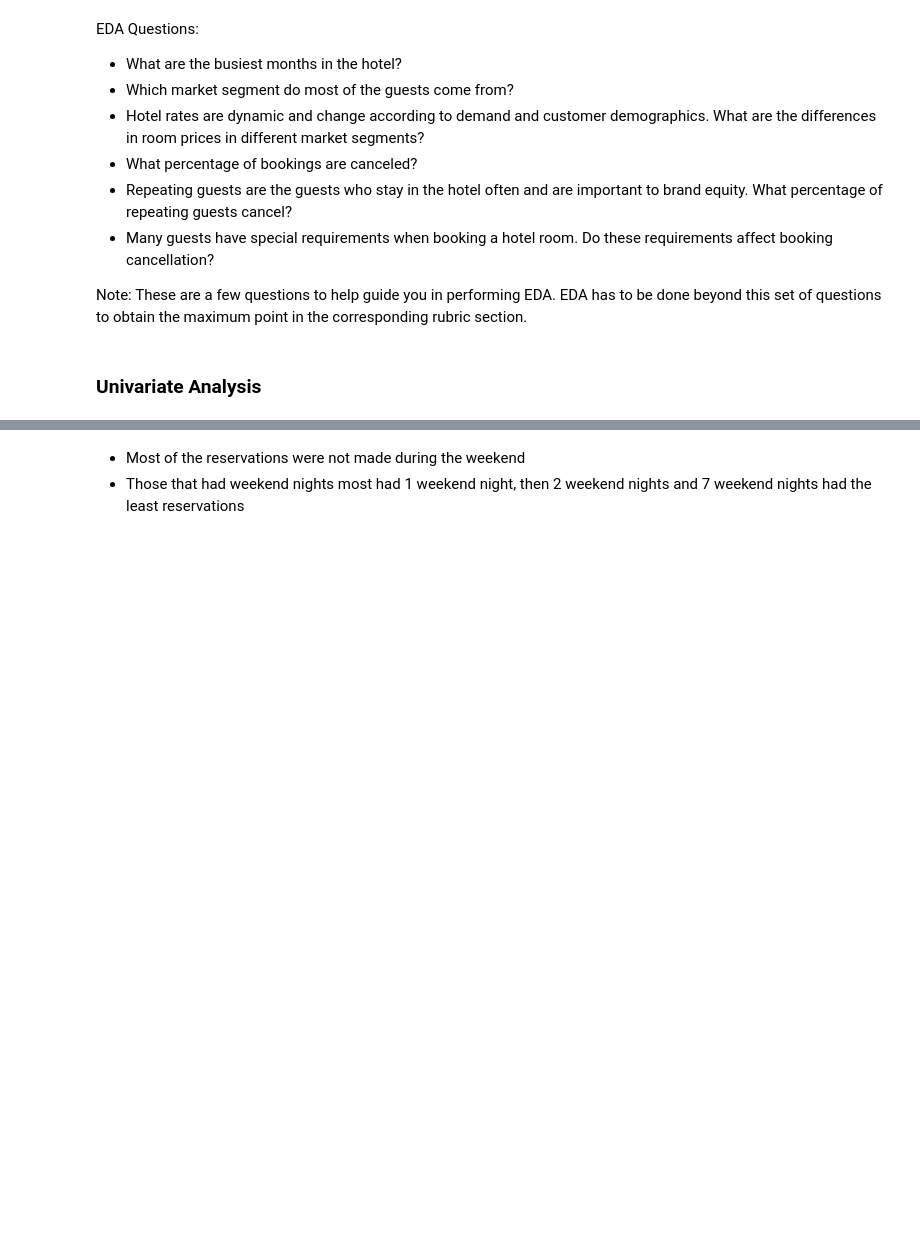
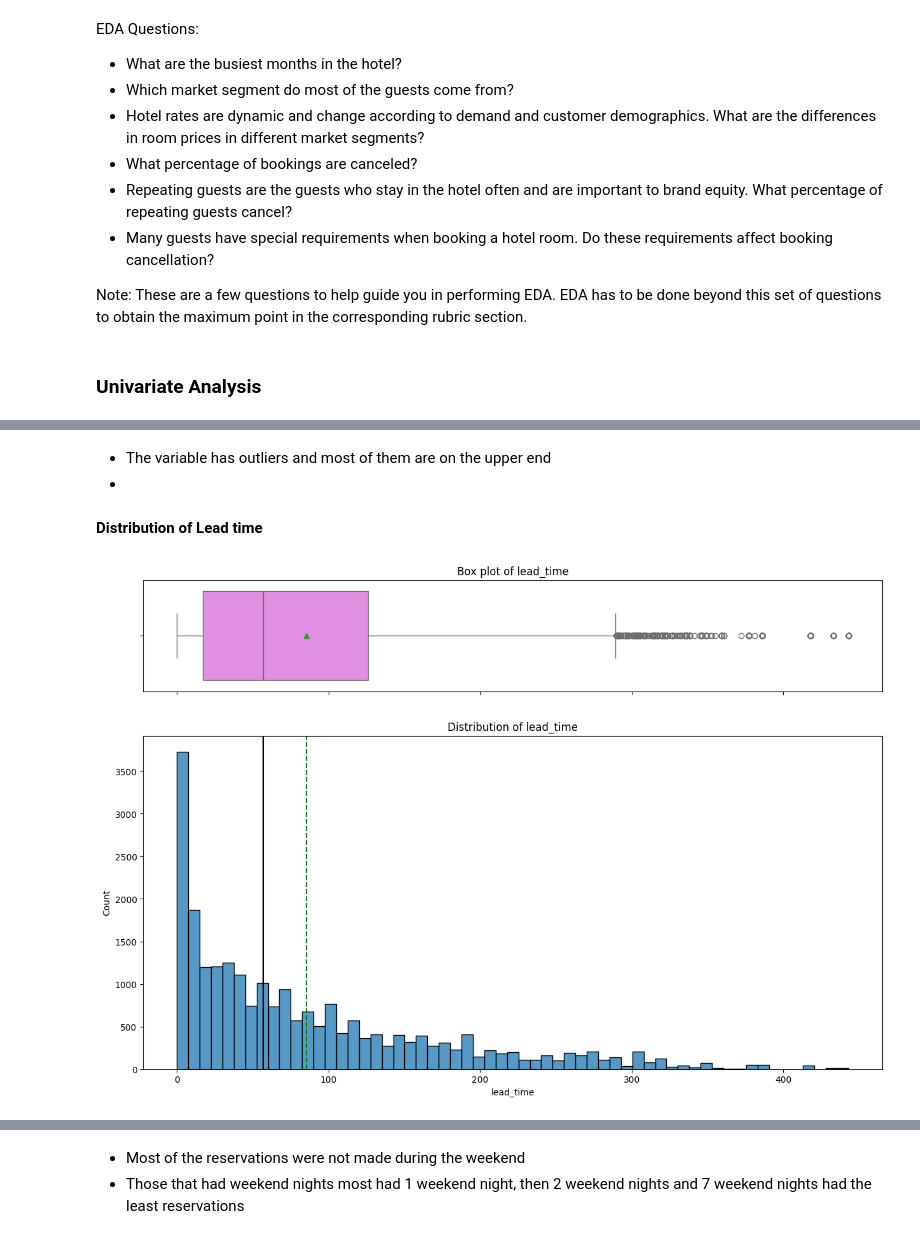
Before and after one commit to akatjizeu/Data-Science, a Jupyter notebook: deakin-bridging/ML2/ML2_INN_Full_code_Learner_notebook.ipynb, the cells around one changed output, grey strips where cells are left out. Drawn from its saved outputs; the diff is of its cells as text; code cells hidden in the pictures; blank space fills up the shorter version.

```diff
--- a/deakin-bridging/ML2/ML2_INN_Full_code_Learner_notebook.ipynb
+++ b/deakin-bridging/ML2/ML2_INN_Full_code_Learner_notebook.ipynb
@@ -488,0 +456,9 @@ univariate_analysis_categorical(hotel, 'no_of_weekend_nights')
+# %% [markdown]
+* The variable has outliers and most of them are on the upper end
+*
+# %% [markdown]
+**Distribution of Lead time**
+# %%
+univariate_analysis_cont(hotel, 'lead_time')
+# %% [output]
+[figure, added]
```
Also changed, not shown: parts of 90 cells of this notebook.
